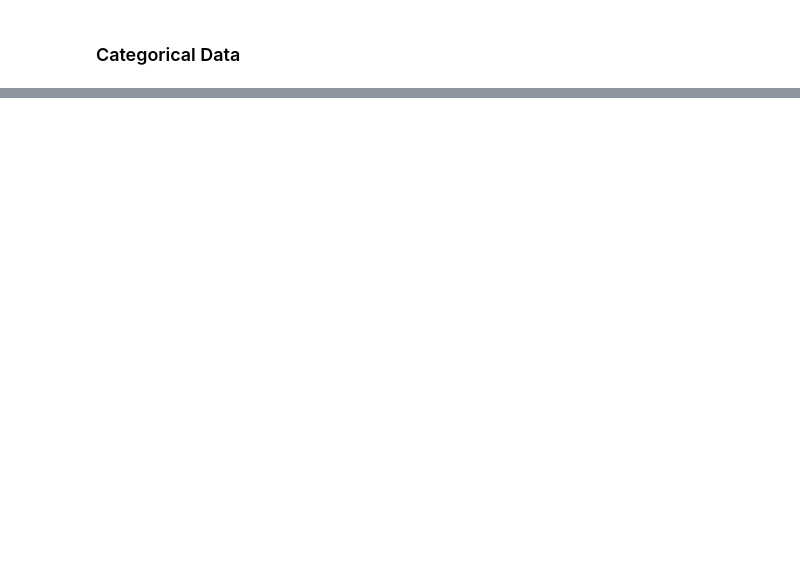
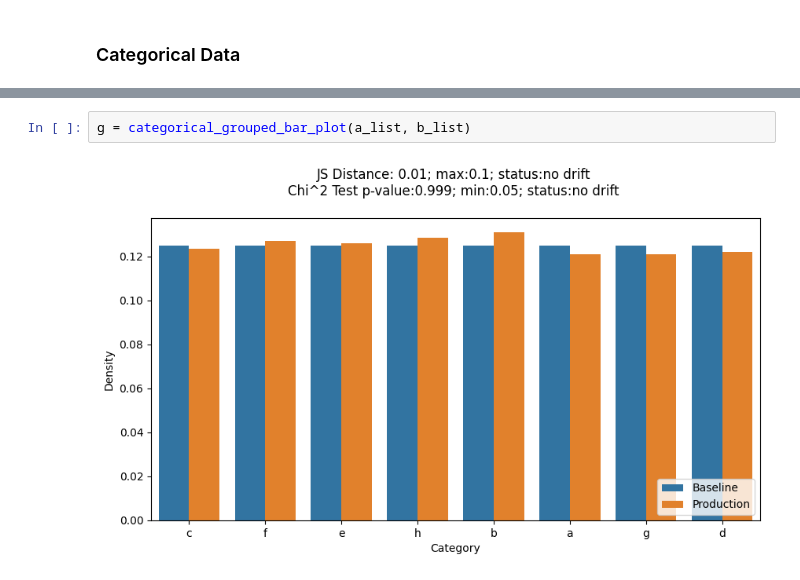
Before and after one commit to perezbecker/data_drift, a Jupyter notebook: data_drift_demo.ipynb, the cells around one changed output, grey strips where cells are left out. Drawn from its saved outputs; the diff is of its cells as text; blank space fills up the shorter version.

```diff
--- a/data_drift_demo.ipynb
+++ b/data_drift_demo.ipynb
@@ -58 +113,5 @@ random.shuffle(d_list)
+# %%
+g = categorical_grouped_bar_plot(a_list, b_list)
+# %% [output]
+[figure, added]
 # %%
```
Also changed, not shown: parts of 11 cells of this notebook, 5 other files.
